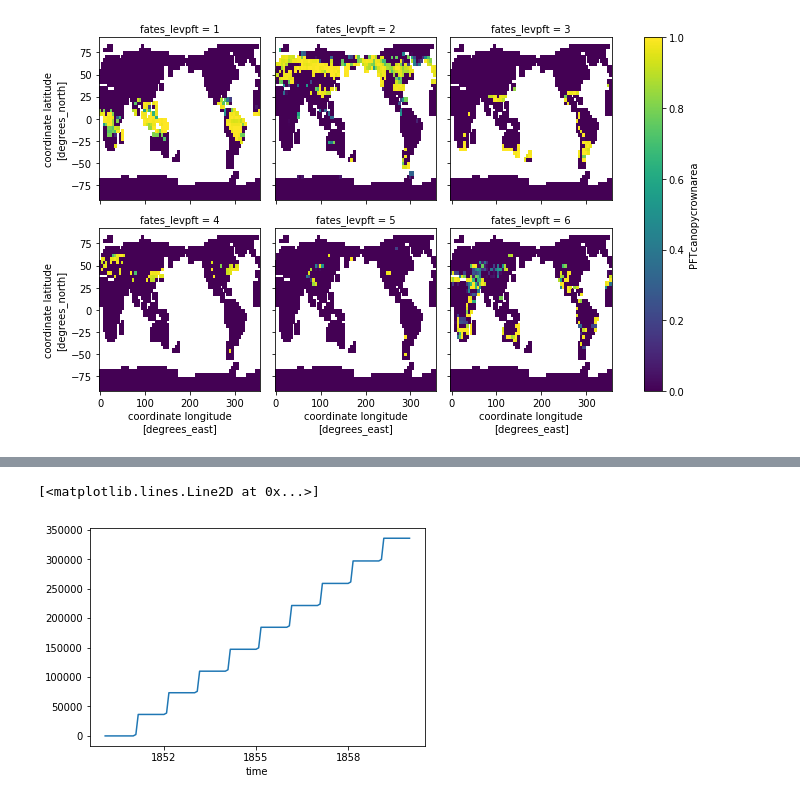
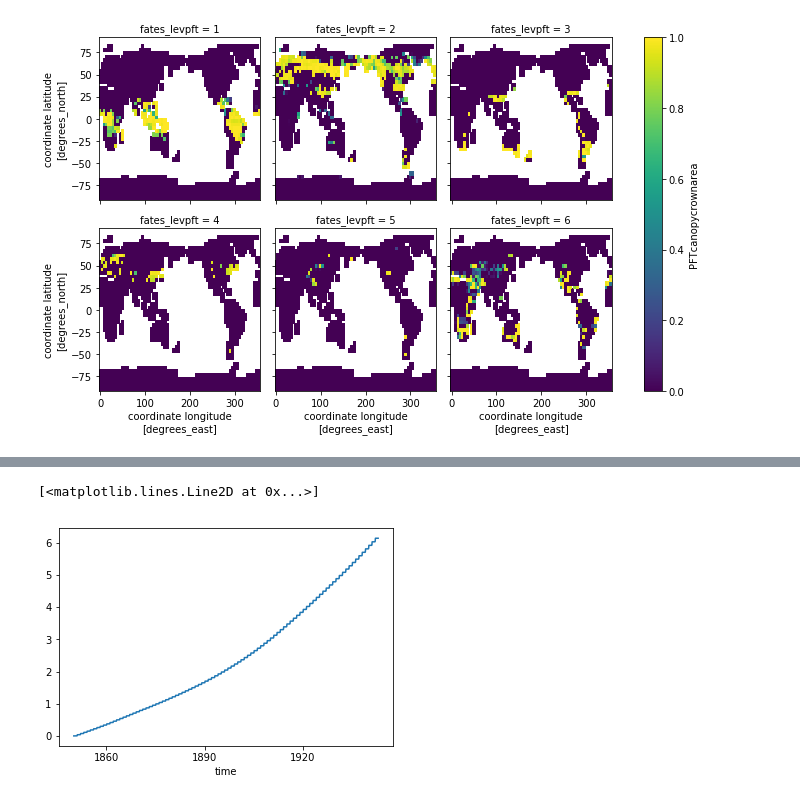
Before and after one commit to ckoven/landuse_runscripts, a Jupyter notebook: landuse_global_analysis.ipynb, the cells around one changed output, grey strips where cells are left out. Drawn from its saved outputs; the diff is of its cells as text; code cells hidden in the pictures.

Commit message:
updated notebook thru 1940 and added some more plots

```diff
--- a/landuse_global_analysis.ipynb
+++ b/landuse_global_analysis.ipynb
@@ -6,8 +14,12 @@ import pandas as pd
 # %%
-casename = 'fates_clm50_global_4x5_historicaltransient_nofire_2e3f469f_5e6fa21f'
+#casename = 'fates_clm50_global_4x5_historicaltransient_nofire_2e3f469f_5e6fa21f'
+casename = 'fates_clm50_global_4x5_historicaltransient_2e3f469f_2905a9ba'
+
 datadir = '/glade/scratch/charlie/archive/'+casename+'/lnd/hist/'
 
 ### preprocess the history file using ncrcat because xr.open_mfdataset is too damn slow
-merged_filename = datadir+casename+'.clm2.sofar.nc'
+merged_filename = datadir+casename+'.sofar.nc'
+
+landuse_filename = '/glade/u/home/charlie/scratch/landuse.timeseries_4x5_hist_16pfts_Irrig_CMIP6_simyr1850-2015_c190214_cdkmod_areaharvest_c200622.nc'
 # %%
 data_in = xr.open_dataset(merged_filename)
@@ -83,6 +92,6 @@ data_in.PATCH_AREA_BY_AGE.isel(time=ntim-1).plot(x='lon',y='lat',col='fates_leva
 # %%
-## plot timeseries of secondary forest area
-(data_in.area * data_in.SECONDARY_FOREST_FRACTION).sum(dim='lat').sum(dim='lon').plot()
+## plot timeseries of secondary forest area in million square km
+(data_in.area * data_in.SECONDARY_FOREST_FRACTION * 1e-6).sum(dim='lat').sum(dim='lon').plot()
 # %% [output]
 [<matplotlib.lines.Line2D at 0x...>]
-[figure, old version]
+[figure, new version]
```
Also changed, not shown: parts of 20 cells of this notebook.
